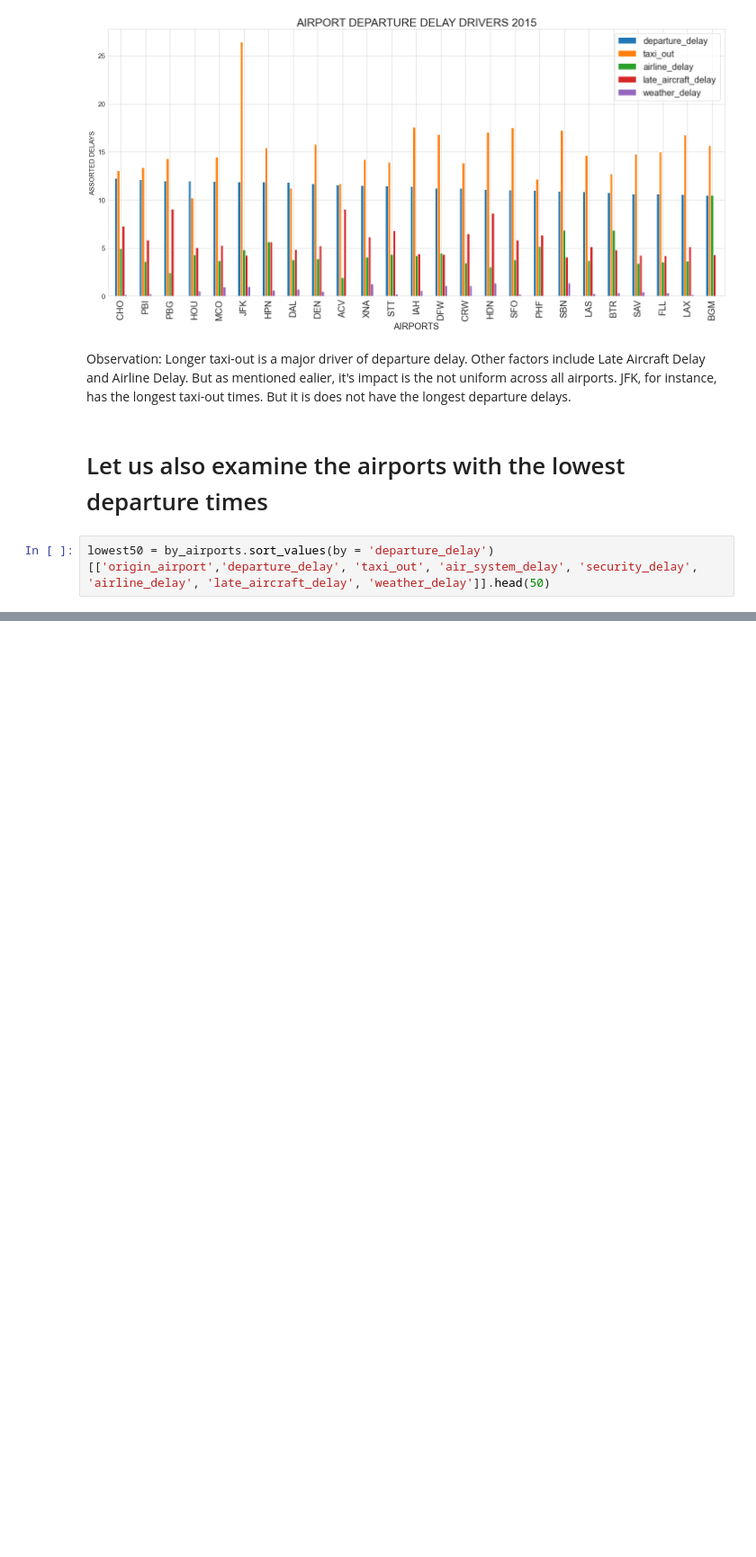
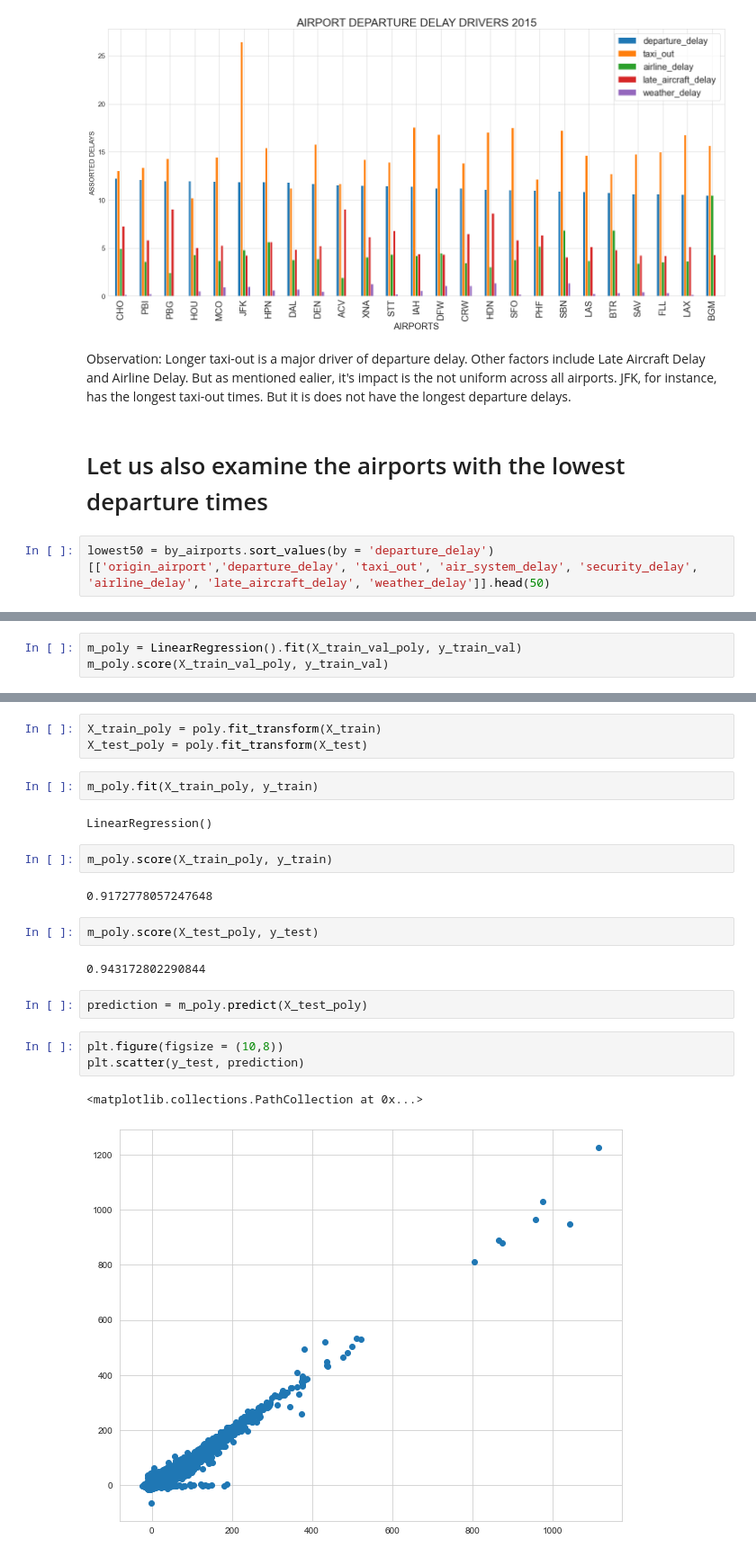
Before and after one commit to dseks123/Data-Pipeline-Project, a Jupyter notebook: flights2015_analysis.ipynb, the cells around one changed output, grey strips where cells are left out. Shown at 90% size. Saved outputs shown, nothing was run; the diff lists cells and outputs as text; blank space fills up the shorter version.

Commit message:
Added Prediction

```diff
--- a/flights2015_analysis.ipynb
+++ b/flights2015_analysis.ipynb
@@ -431,0 +488,3 @@ pwd
+# %%
+m_poly = LinearRegression().fit(X_train_val_poly, y_train_val)
+m_poly.score(X_train_val_poly, y_train_val)
@@ -431,0 +523,23 @@ pwd
+# %%
+X_train_poly = poly.fit_transform(X_train)
+X_test_poly = poly.fit_transform(X_test)
+# %%
+m_poly.fit(X_train_poly, y_train)
+# %% [output]
+LinearRegression()
+# %%
+m_poly.score(X_train_poly, y_train)
+# %% [output]
+0.9172778057247648
+# %%
+m_poly.score(X_test_poly, y_test)
+# %% [output]
+0.943172802290844
+# %%
+prediction = m_poly.predict(X_test_poly)
+# %%
+plt.figure(figsize = (10,8))
+plt.scatter(y_test, prediction)
+# %% [output]
+<matplotlib.collections.PathCollection at 0x...>
+[figure, added]
```
Also changed, not shown: parts of 35 cells of this notebook.
